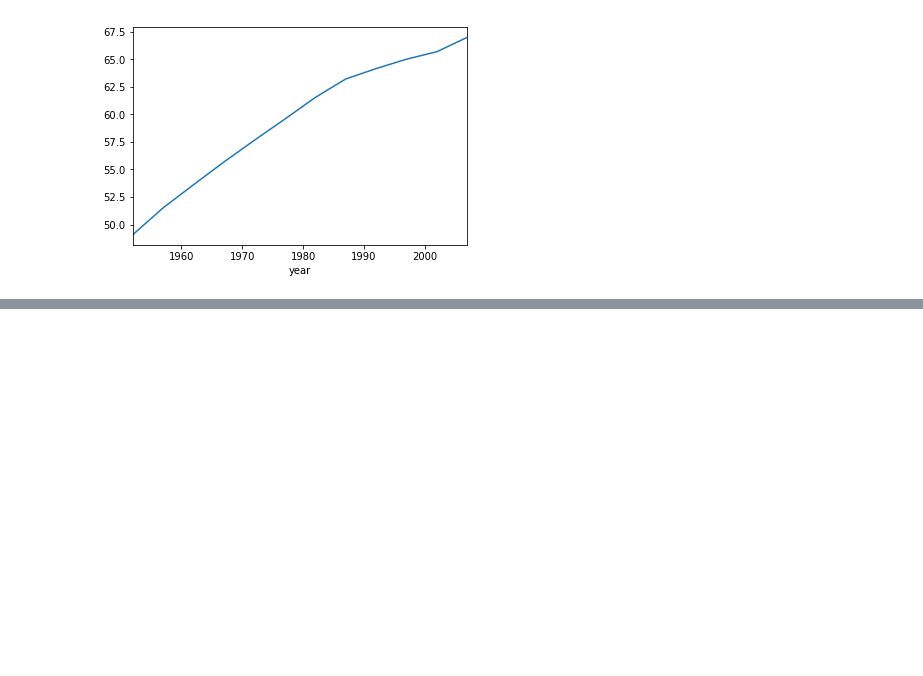
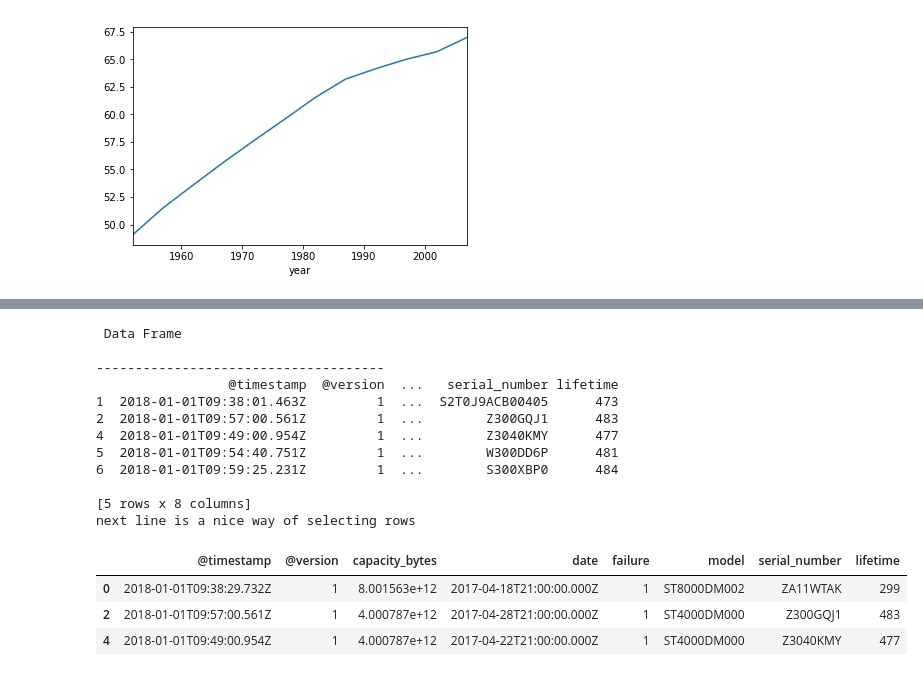
Before and after one commit to MohammadAliAfsahi/Python_Pandas_Library, a Jupyter notebook: Panadas.ipynb, the cells around one changed output, grey strips where cells are left out. Saved outputs shown, nothing was run; the diff lists cells and outputs as text; code cells hidden in the pictures; blank space fills up the shorter version.

```diff
--- a/Panadas.ipynb
+++ b/Panadas.ipynb
@@ -202,0 +380,30 @@ Name: serial_number, dtype: int64
+# %%
+print(" Data Frame ")
+print("\n-------------------------------------")
+print(dataFrame[dataFrame['lifetime'] > dataFrame['lifetime'].mean()].head() )
+### below you can see some selection in data frame ###
+dataFrame['model']
+dataFrame[['model', 'serial_number', 'lifetime']]
+dataFrame.loc[2] # select row with name 2(which is row 2 in table)
+dataFrame.loc[[2,47,250,10,333]]
+dataFrame.iloc[2] # select row with number 2. Since we don't have name as we do for column for row .loc() and .iloc() have same form
+dataFrame.iloc[[2,47,250,10,333]]
+print("next line is a nice way of selecting rows")
+dataFrame[0:5:2] #[ start index : stop index : step]
+# %% [output]
+ Data Frame
+
+-------------------------------------
+                 @timestamp  @version  ...   serial_number lifetime
+1  2018-01-01T09:38:01.463Z         1  ...  S2T0J9ACB00405      473
+2  2018-01-01T09:57:00.561Z         1  ...        Z300GQJ1      483
+4  2018-01-01T09:49:00.954Z         1  ...        Z3040KMY      477
+5  2018-01-01T09:54:40.751Z         1  ...        W300DD6P      481
+6  2018-01-01T09:59:25.231Z         1  ...        S300XBP0      484
+
+[5 rows x 8 columns]
+next line is a nice way of selecting rows
+|  | @timestamp | @version | capacity_bytes | date | failure | model | serial_number | lifetime |
+| 0 | 2018-01-01T09:38:29.732Z | 1 | 8.001563e+12 | 2017-04-18T21:00:00.000Z | 1 | ST8000DM002 | ZA11WTAK | 299 |
+| 2 | 2018-01-01T09:57:00.561Z | 1 | 4.000787e+12 | 2017-04-28T21:00:00.000Z | 1 | ST4000DM000 | Z300GQJ1 | 483 |
+| 4 | 2018-01-01T09:49:00.954Z | 1 | 4.000787e+12 | 2017-04-22T21:00:00.000Z | 1 | ST4000DM000 | Z3040KMY | 477 |
```
Also changed, not shown: parts of 10 cells of this notebook.
